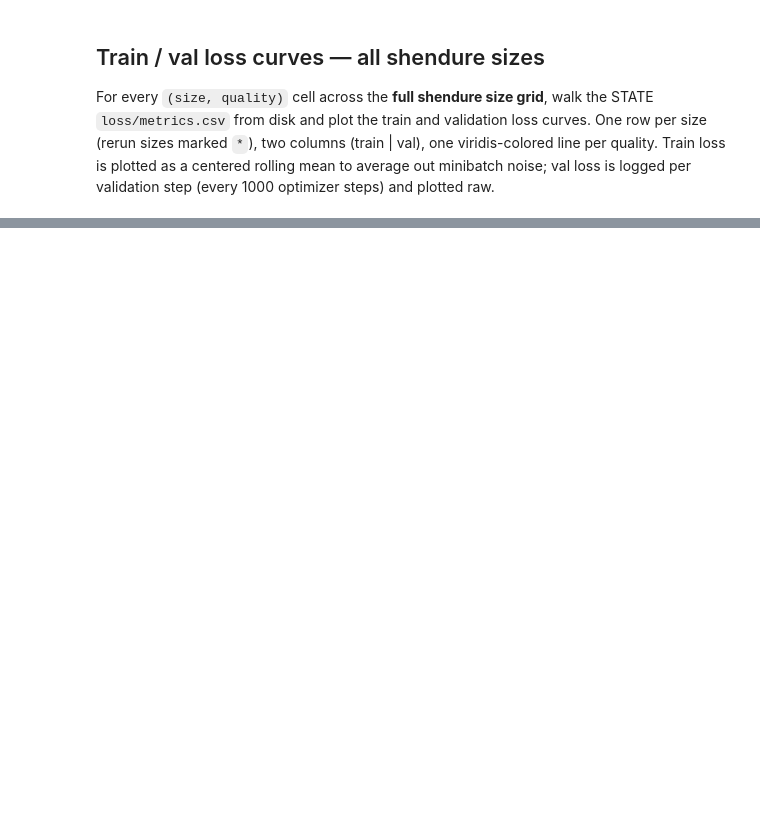
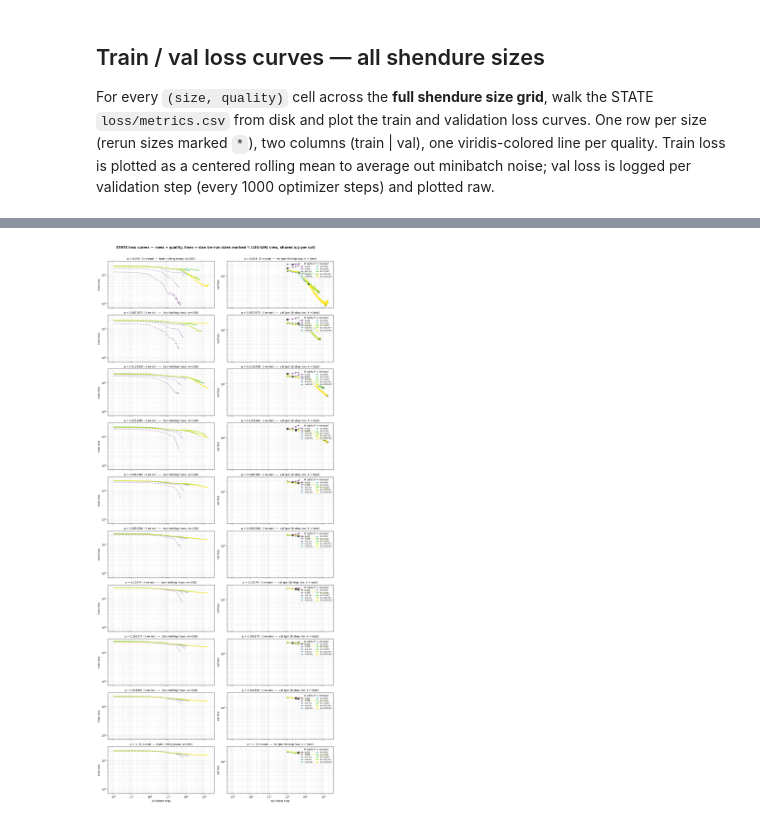
Before and after one commit to igor-sadalski/Scaling-up-measurement-noise-scaling-laws, a Jupyter notebook: analysis/2026-04-21_13-47_plotting_state_largest_shendure.ipynb, the cells around one changed output, grey strips where cells are left out. Drawn from its saved outputs; the diff is of its cells as text; code cells hidden in the pictures; blank space fills up the shorter version.

```diff
--- a/analysis/2026-04-21_13-47_plotting_state_largest_shendure.ipynb
+++ b/analysis/2026-04-21_13-47_plotting_state_largest_shendure.ipynb
@@ -427,5 +427,6 @@ plt.show()
 # %%
 # ── Plot train + val loss curves per quality (rows=quality, lines=size) ────
+# LOG-LOG VERSION: log scale on both axes for both train and val plots
 # Transposed view of the previous plot: each row is a single quality level,
 # each colored line is a different dataset size. Complements the size-per-row
 # view — makes it easy to see, for a fixed noise level, how larger training
@@ -461,6 +462,12 @@ all_steps, all_train_smooth, all_val = [], [], []
 for r, q in enumerate(qs_with_curves):
     ax_t, ax_v = axes[r, 0], axes[r, 1]
 
+    # Set log-log scale for both axes of both subplots
+    ax_t.set_xscale("log")
+    ax_t.set_yscale("log")
+    ax_v.set_xscale("log")
+    ax_v.set_yscale("log")
+
     # Map of sizes that have this quality
     sz_for_q = [sz for sz in sizes_present if q in loss_curves[sz]]
     n_rerun_here = sum(1 for sz in sz_for_q if sz in rerun_set)
@@ -477,61 +484,72 @@ for r, q in enumerate(qs_with_curves):
 
         train_pos = info['train'][info['train']['step'] > 0]
         val_pos = info['val'][info['val']['step'] > 0] if not info['val'].empty else info['val']
-        smooth = train_pos['loss'].rolling(
+        # For log-log, need to exclude any <=0 values
+        train_pos_log = train_pos[(train_pos['step'] > 0) & (train_pos['loss'] > 0)]
+        val_pos_log = val_pos[(val_pos['step'] > 0) & (val_pos['loss'] > 0)] if not val_pos.empty else val_pos
+
+        smooth = train_pos_log['loss'].rolling(
             window=TRAIN_SMOOTH_WINDOW, min_periods=10, center=True).mean()
-        ax_t.plot(train_pos['step'], smooth,
+        ax_t.plot(train_pos_log['step'], smooth,
                   color=color, linewidth=lw_t, linestyle=ls, alpha=alpha, label=label)
-        if not val_pos.empty:
-            ax_v.plot(val_pos['step'], val_pos['loss'],
+        if not val_pos_log.empty:
+            ax_v.plot(val_pos_log['step'], val_pos_log['loss'],
                       color=color, marker='o', linewidth=lw_v, linestyle=ls,
                       markersize=4, alpha=alpha, label=label)
-            if info['best_step'] is not None:
+            if info['best_step'] is not None and info['best_step'] > 0 and info['best_val'] > 0:
                 ax_v.scatter([info['best_step']], [info['best_val']],
                              color=color, marker='X', s=55, edgecolor='k',
                              linewidth=0.5, zorder=5)
 
-        all_steps.extend(train_pos['step'].tolist())
-        if not val_pos.empty:
-            all_steps.extend(val_pos['step'].tolist())
-            all_val.extend(val_pos['loss'].tolist())
+        all_steps.extend(train_pos_log['step'].tolist())
+        if not val_pos_log.empty:
+            all_steps.extend(val_pos_log['step'].tolist())
+            all_val.extend(val_pos_log['loss'].tolist())
         all_train_smooth.extend(smooth.dropna().tolist())
 
     for ax in (ax_t, ax_v):
-        ax.grid(alpha=0.3)
+        ax.grid(alpha=0.3, which='both')
 
     n_val_here = sum(1 for sz in sz_for_q if not loss_curves[sz][q]['val'].empty)
     val_tag = '' if n_val_here == len(sz_for_q) else f'  [{n_val_here}/{len(sz_for_q)} sizes have val]'
     rerun_tag = f'  ({n_rerun_here} re-run)' if n_rerun_here else ''
     ax_t.set_title(f'q = {q:g}{rerun_tag}  —  train (rolling mean, w={TRAIN_SMOOTH_WINDOW})', fontsize=10)
     ax_v.set_title(f'q = {q:g}{rerun_tag}  —  val (per-1k-step raw, X = best){val_tag}', fontsize=10)
     ax_t.set_ylabel('train loss')
     ax_v.set_ylabel('val loss')
     if r == n_rows - 1:
         ax_t.set_xlabel('optimizer step')
         ax_v.set_xlabel('optimizer step')
     if n_val_here > 0:
         ax_v.legend(loc='upper right', fontsize=6, ncol=2, title='# cells (* = re-run)')
     else:
         ax_v.text(0.5, 0.5, 'no val data yet', ha='center', va='center',
                   transform=ax_v.transAxes, color='gray', fontsize=10)
 
-# Shared explicit limits (same pattern as the size-per-row plot)
+# Shared explicit limits (log scale version)
+def log_pad(lo, hi, mult=0.06):
+    """Pad log scale range by given percent (mult=0.06 means 6%) on each end."""
+    from math import log10, pow
+    if lo <= 0 or hi <= 0 or hi == lo:
+        return (0.9, 1.1) if hi <= 0 or lo <= 0 else (lo, hi)
+    pad = pow(10, mult * (log10(hi) - log10(lo)))  # approx. proportional padding
+    return lo / pad, hi * pad
+
 if all_steps:
     x_lo, x_hi = min(all_steps), max(all_steps)
-    x_pad = 0.02 * (x_hi - x_lo) if x_hi > x_lo else 1
-    axes[0, 0].set_xlim(x_lo - x_pad, x_hi + x_pad)
+    axes[0, 0].set_xlim(*log_pad(x_lo, x_hi))
 if all_train_smooth:
     t_lo, t_hi = min(all_train_smooth), max(all_train_smooth)
-    t_pad = 0.05 * (t_hi - t_lo) if t_hi > t_lo else 0.01
-    axes[0, 0].set_ylim(t_lo - t_pad, t_hi + t_pad)
+    axes[0, 0].set_ylim(*log_pad(t_lo, t_hi))
 if all_val:
     v_lo, v_hi = min(all_val), max(all_val)
-    v_pad = 0.05 * (v_hi - v_lo) if v_hi > v_lo else 0.01
-    axes[0, 1].set_ylim(v_lo - v_pad, v_hi + v_pad)
+    axes[0, 1].set_ylim(*log_pad(v_lo, v_hi))
 
 fig.suptitle(
-    'STATE loss curves — rows = quality, lines = size (re-run sizes marked *; shared x / shared y-per-column)',
+    'STATE loss curves — rows = quality, lines = size (re-run sizes marked *; LOG-LOG view, shared x/y per col)',
     y=1.005, fontsize=13, fontweight='bold',
 )
 fig.tight_layout()
 plt.show()
+# %% [output]
+[figure, added]
```
Also changed, not shown: parts of 5 cells of this notebook, 11 other files.
